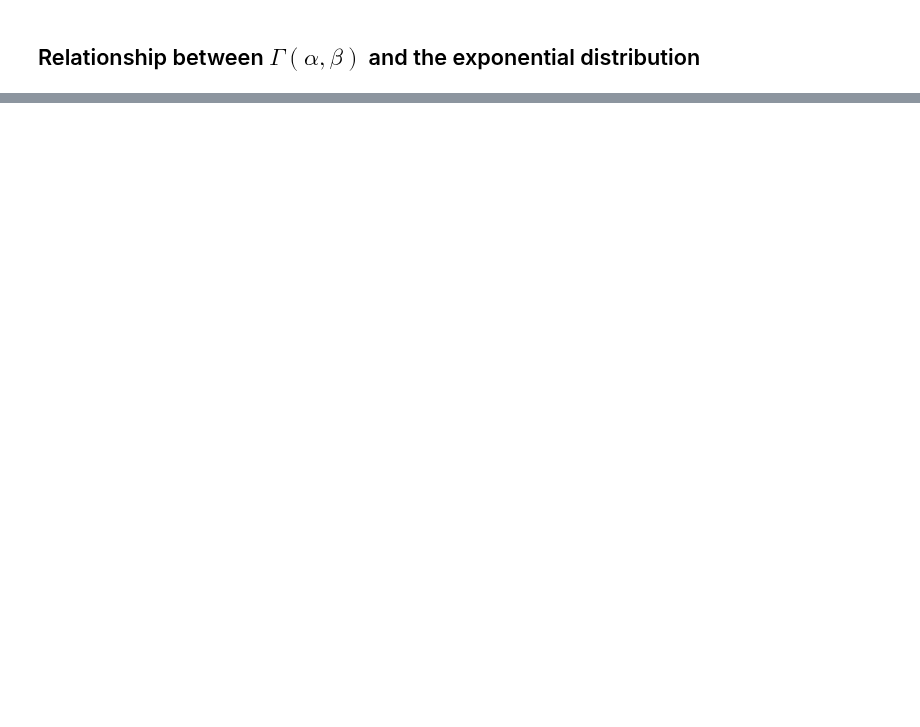
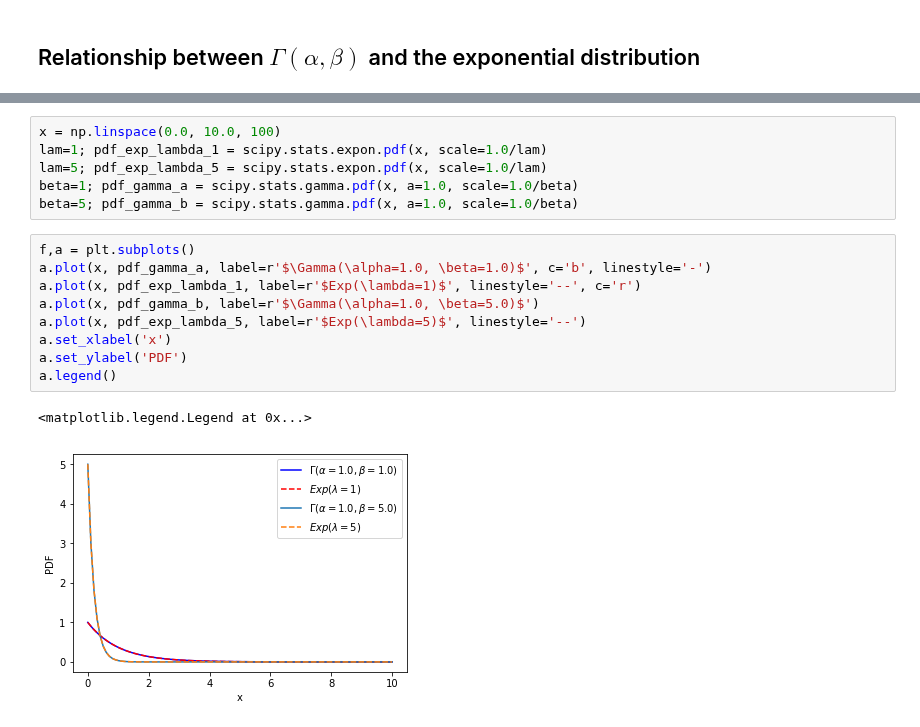
Before and after one commit to denglert/statistics-sandbox, a Jupyter notebook: distributions/gamma/gamma_distribution.ipynb, the cells around one changed output, grey strips where cells are left out. Saved outputs shown, nothing was run; the diff lists cells and outputs as text; blank space fills up the shorter version.

```diff
--- a/distributions/gamma/gamma_distribution.ipynb
+++ b/distributions/gamma/gamma_distribution.ipynb
@@ -143,0 +186,18 @@ a.legend()
+# %%
+x = np.linspace(0.0, 10.0, 100)
+lam=1; pdf_exp_lambda_1 = scipy.stats.expon.pdf(x, scale=1.0/lam)
+lam=5; pdf_exp_lambda_5 = scipy.stats.expon.pdf(x, scale=1.0/lam)
+beta=1; pdf_gamma_a = scipy.stats.gamma.pdf(x, a=1.0, scale=1.0/beta)
+beta=5; pdf_gamma_b = scipy.stats.gamma.pdf(x, a=1.0, scale=1.0/beta)
+# %%
+f,a = plt.subplots()
+a.plot(x, pdf_gamma_a, label=r'$\Gamma(\alpha=1.0, \beta=1.0)$', c='b', linestyle='-')
+a.plot(x, pdf_exp_lambda_1, label=r'$Exp(\lambda=1)$', linestyle='--', c='r')
+a.plot(x, pdf_gamma_b, label=r'$\Gamma(\alpha=1.0, \beta=5.0)$')
+a.plot(x, pdf_exp_lambda_5, label=r'$Exp(\lambda=5)$', linestyle='--')
+a.set_xlabel('x')
+a.set_ylabel('PDF')
+a.legend()
+# %% [output]
+<matplotlib.legend.Legend at 0x...>
+[figure, added]
```
Also changed, not shown: parts of 7 cells of this notebook.
